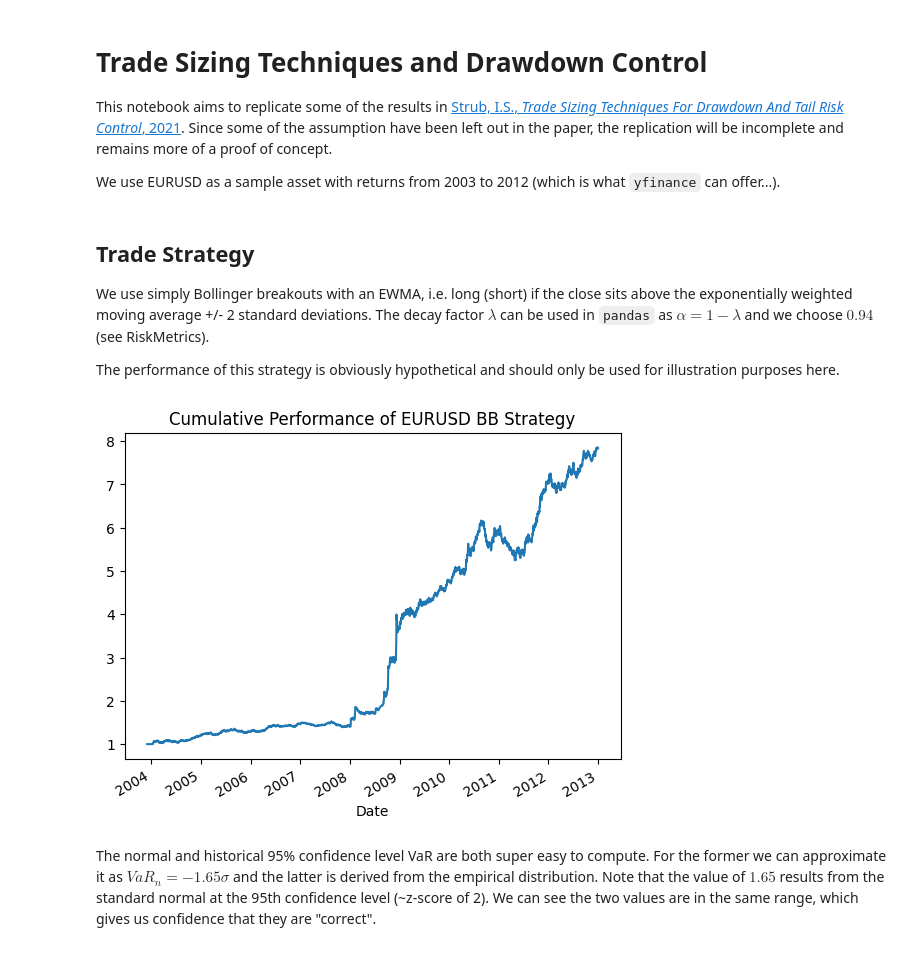
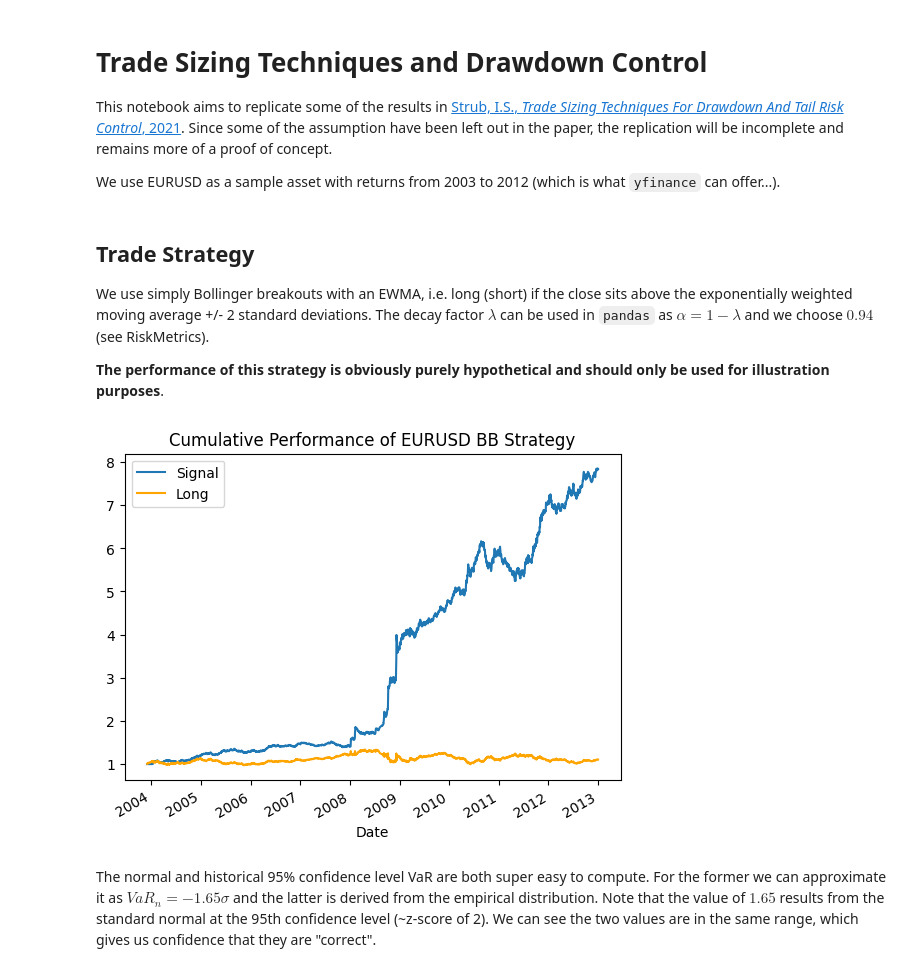
Before and after one commit to oronimbus/drawdown-control, a Jupyter notebook: drawdown-control.ipynb, the cells around one changed output. Saved outputs shown, nothing was run; the diff lists cells and outputs as text; code cells hidden in the pictures.

```diff
--- a/drawdown-control.ipynb
+++ b/drawdown-control.ipynb
@@ -14,10 +14,12 @@ import matplotlib.pyplot as plt
 import numpy as np
 import pandas as pd
 import scipy
+import statsmodels.api as sm
 from tqdm import tqdm
 import yfinance as yf
 
-eurusd = yf.Ticker("EURUSD=X")
+fx_pair = "EURUSD"
+eurusd = yf.Ticker(f"{fx_pair}=X")
 data = eurusd.history(start="2003-01-01", end="2012-12-31")
 returns = data[["Close"]].apply(np.log).diff().dropna()
 # %% [markdown]
@@ -25,24 +27,26 @@ returns = data[["Close"]].apply(np.log).diff().dropna()
 
 We use simply Bollinger breakouts with an EWMA, i.e. long (short) if the close sits above the exponentially weighted moving average +/- 2 standard deviations. The decay factor $\lambda$ can be used in `pandas` as $\alpha=1-\lambda$ and we choose $0.94$ (see RiskMetrics).
 
-The performance of this strategy is obviously hypothetical and should only be used for illustration purposes here.
+**The performance of this strategy is obviously purely hypothetical and should only be used for illustration purposes**.
 # %%
 lambda_ = 0.94
 alpha = 1 - lambda_
 ewma = returns.ewm(alpha=alpha).mean()
 std = returns.ewm(alpha=alpha).std()
 
 # create signals and aggregate them
 buy_signal = np.where(returns >= ewma + 2 * std, 1, 0)
 sell_signal = np.where(returns <= ewma - 2 * std, -1, 0)
 signals = pd.DataFrame({"Signal": buy_signal[:,0] + sell_signal[:,0]}, index=returns.index)
 signals = signals.replace(0, np.nan).ffill().fillna(0)
 
-# combine them with the strategy
+# combine signals into strategy
 strategy = returns * signals.values
-strategy.cumsum().apply(np.exp).plot(title="Cumulative Performance of EURUSD BB Strategy", legend=False);
+fig, ax = plt.subplots()
+strategy.cumsum().apply(np.exp).rename(columns={"Close":"Signal"}).plot(title="Cumulative Performance of EURUSD BB Strategy", legend=True, ax=ax)
+returns.cumsum().apply(np.exp).rename(columns={"Close":"Long"}).plot(legend=True, color="orange", ax=ax);
 # %% [output]
-[figure, old version]
+[figure, new version]
 # %% [markdown]
 The normal and historical 95% confidence level VaR are both super easy to compute. For the former we can approximate it as $VaR_n = -1.65\sigma$ and the latter is derived from the empirical distribution. Note that the value of $1.65$ results from the standard normal at the 95th confidence level (~z-score of 2). We can see the two values are in the same range, which gives us confidence that they are "correct".
 # %%
```
Also changed, not shown: parts of 10 cells of this notebook.
